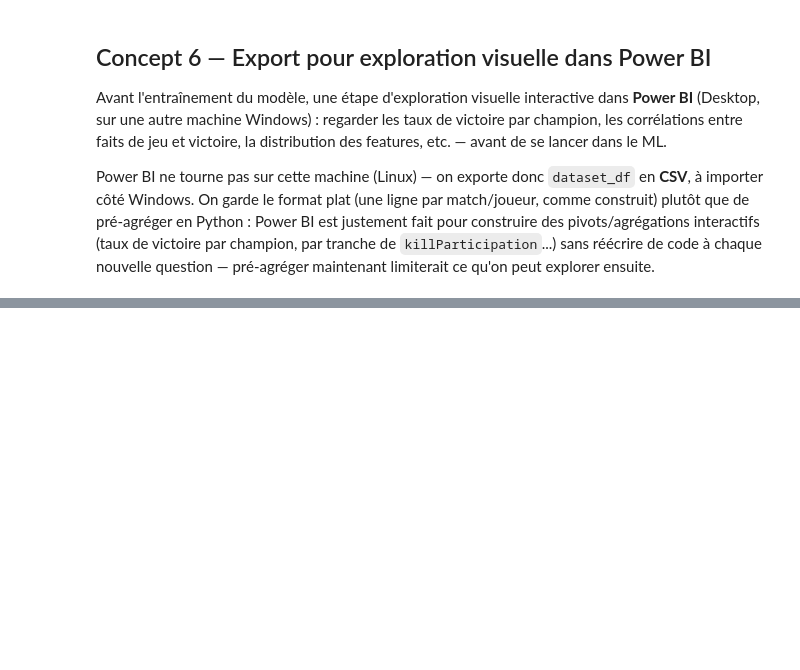
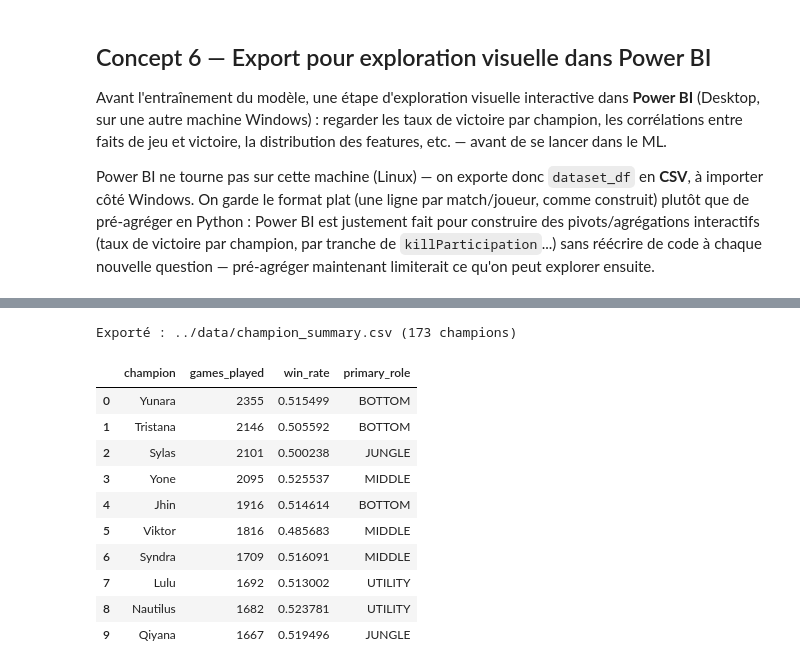
Before and after one commit to mimouniahmed/LOL-assistant, a Jupyter notebook: notebooks/03_model_training.ipynb, the cells around one changed output, grey strips where cells are left out. Saved outputs shown, nothing was run; the diff lists cells and outputs as text; code cells hidden in the pictures; blank space fills up the shorter version.

```diff
--- a/notebooks/03_model_training.ipynb
+++ b/notebooks/03_model_training.ipynb
@@ -334,0 +441,27 @@ Exporté : ../data/feature_relevance.csv (129 colonnes)
+# %%
+champion_summary = dataset_df.groupby("champion").agg(
+    games_played=("team_win", "count"),
+    win_rate=("team_win", "mean"),
+    primary_role=("role", lambda s: s.mode().iloc[0]),
+).reset_index()
+
+champion_summary = champion_summary.sort_values("games_played", ascending=False).reset_index(drop=True)
+
+champion_summary_export_path = "../data/champion_summary.csv"
+champion_summary.to_csv(champion_summary_export_path, index=False)
+print(f"Exporté : {champion_summary_export_path} ({len(champion_summary)} champions)")
+
+champion_summary.head(10)
+# %% [output]
+Exporté : ../data/champion_summary.csv (173 champions)
+|  | champion | games_played | win_rate | primary_role |
+| 0 | Yunara | 2355 | 0.515499 | BOTTOM |
+| 1 | Tristana | 2146 | 0.505592 | BOTTOM |
+| 2 | Sylas | 2101 | 0.500238 | JUNGLE |
+| 3 | Yone | 2095 | 0.525537 | MIDDLE |
+| 4 | Jhin | 1916 | 0.514614 | BOTTOM |
+| 5 | Viktor | 1816 | 0.485683 | MIDDLE |
+| 6 | Syndra | 1709 | 0.516091 | MIDDLE |
+| 7 | Lulu | 1692 | 0.513002 | UTILITY |
+| 8 | Nautilus | 1682 | 0.523781 | UTILITY |
+| 9 | Qiyana | 1667 | 0.519496 | JUNGLE |
```
Also changed, not shown: parts of 15 cells of this notebook, 2 other files.
